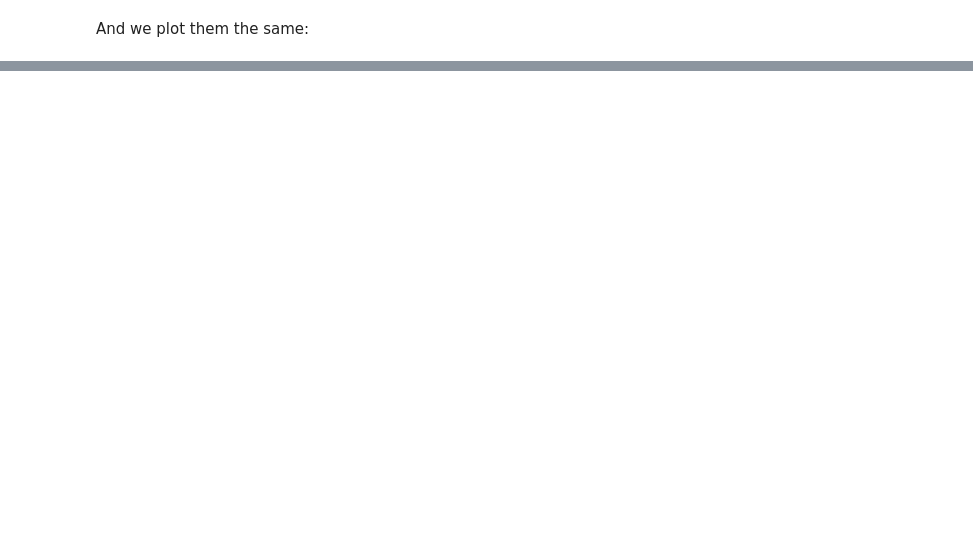
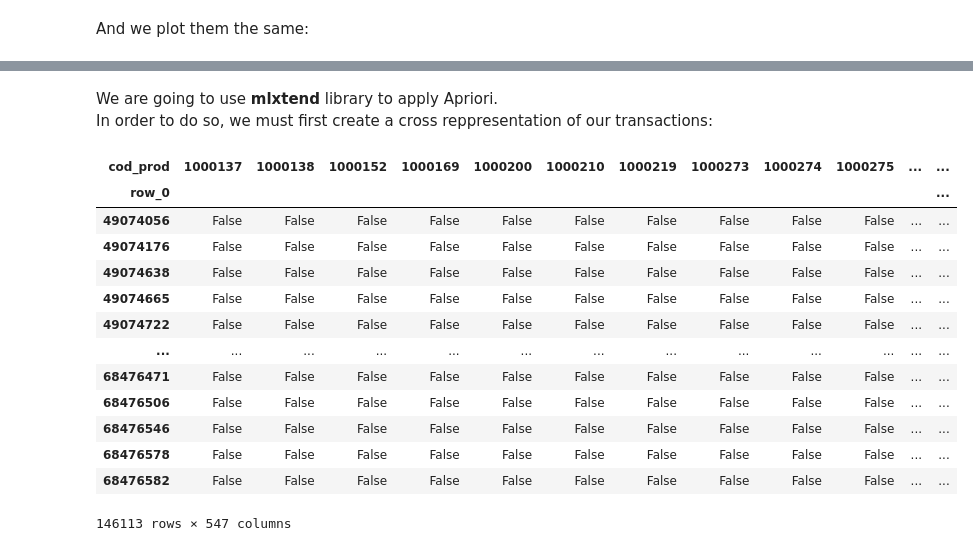
Before and after one commit to marcospampi/lab-data-mining, a Jupyter notebook: homework2/homework.ipynb, the cells around one changed output, grey strips where cells are left out. Drawn from its saved outputs; the diff is of its cells as text; code cells hidden in the pictures; blank space fills up the shorter version.

```diff
--- a/homework2/homework.ipynb
+++ b/homework2/homework.ipynb
@@ -150,0 +249,5 @@ It is required to apply **Apriori** to our transactions.
+# %%
+min_support = 0.0003
+
+supported_items_df = frequent_items_df[ frequent_items_df['frequency'] > min_support ]
+supported_items_df
@@ -150,0 +271,3 @@ It is required to apply **Apriori** to our transactions.
+# %%
+supported_trx_df = cache.transactions[ cache.transactions['cod_prod'].isin(supported_items_df.index) ]
+supported_trx_df
@@ -150,0 +289,24 @@ It is required to apply **Apriori** to our transactions.
+# %% [markdown]
+We are going to use **mlxtend** library to apply Apriori.
+In order to do so, we must first create a cross reppresentation of our transactions:
+# %%
+cross_trx_df = (
+    pd.crosstab(supported_trx_df.index, supported_trx_df['cod_prod'])
+    .astype('bool')
+)
+cross_trx_df
+# %% [output]
+| cod_prod | 1000137 | 1000138 | 1000152 | 1000169 | 1000200 | 1000210 | 1000219 | 1000273 | 1000274 | 1000275 | ... | ... |
+| row_0 |  |  |  |  |  |  |  |  |  |  |  | ... |
+| 49074056 | False | False | False | False | False | False | False | False | False | False | ... | ... |
+| 49074176 | False | False | False | False | False | False | False | False | False | False | ... | ... |
+| 49074638 | False | False | False | False | False | False | False | False | False | False | ... | ... |
+| 49074665 | False | False | False | False | False | False | False | False | False | False | ... | ... |
+| 49074722 | False | False | False | False | False | False | False | False | False | False | ... | ... |
+| ... | ... | ... | ... | ... | ... | ... | ... | ... | ... | ... | ... | ... |
+| 68476471 | False | False | False | False | False | False | False | False | False | False | ... | ... |
+| 68476506 | False | False | False | False | False | False | False | False | False | False | ... | ... |
+| 68476546 | False | False | False | False | False | False | False | False | False | False | ... | ... |
+| 68476578 | False | False | False | False | False | False | False | False | False | False | ... | ... |
+| 68476582 | False | False | False | False | False | False | False | False | False | False | ... | ... |
+146113 rows × 547 columns
```
Also changed, not shown: parts of 23 cells of this notebook, 2 other files.
